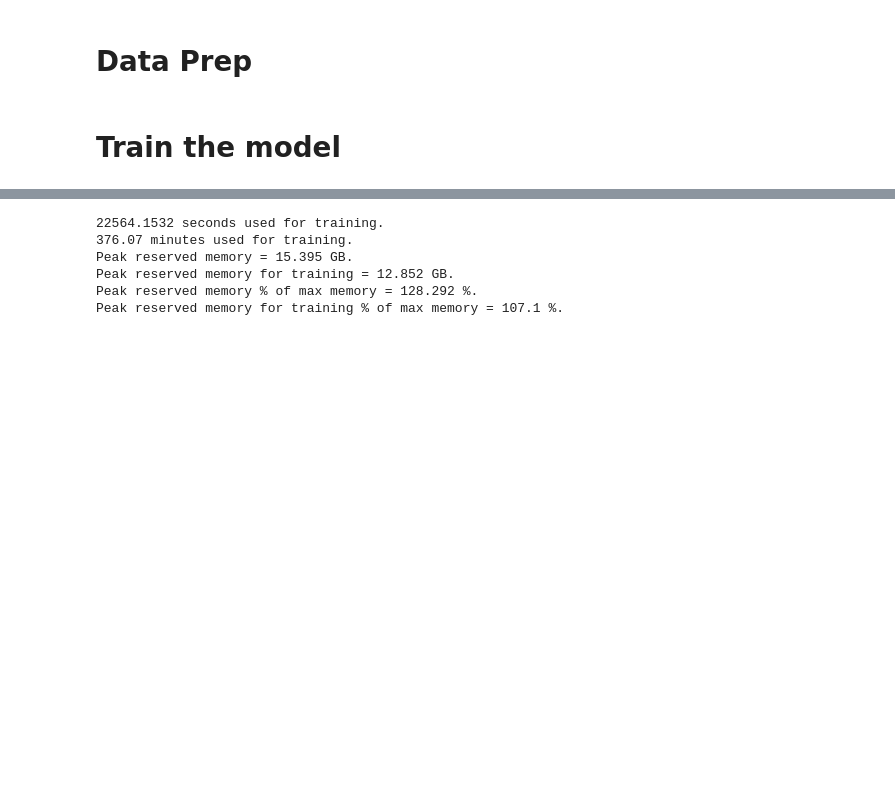
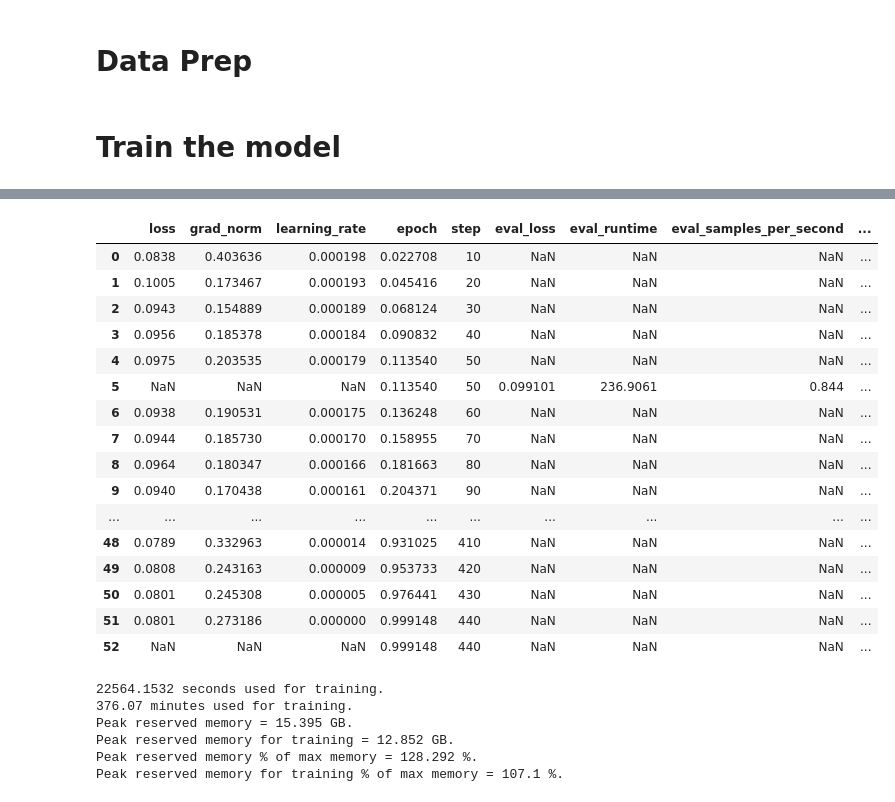
Before and after one commit to SakalYin/Robot_Arm_VLM, a Jupyter notebook: Qwen7B_Training.ipynb, the cells around one changed output, grey strips where cells are left out. Drawn from its saved outputs; the diff is of its cells as text; code cells hidden in the pictures; blank space fills up the shorter version.

```diff
--- a/Qwen_Training.ipynb
+++ b/Qwen7B_Training.ipynb
@@ -5,7 +5,7 @@ from unsloth import FastVisionModel # FastLanguageModel for LLMs
 import torch
 
 model, tokenizer = FastVisionModel.from_pretrained(
-    "unsloth/Qwen2-VL-2B-Instruct-unsloth-bnb-4bit",
+    "Qwen2b-Robot-Arm-Unsloth/7B/V2/P2/checkpoint-440",
     load_in_4bit = True, # Use 4bit to reduce memory use. False for 16bit LoRA.
     use_gradient_checkpointing = "unsloth", # True or "unsloth" for long context
     local_files_only = True,
@@ -46,13 +50,13 @@ Unsloth: Making `model.base_model.model.visual` require gradients
 from datasets import load_dataset
 dataset = load_dataset('json', data_files={'train': 'Robot_Arm_Data/train.json', 'test': 'Robot_Arm_Data/test.json'})
 
-# Shuffle
-shuffled_train = dataset['train'].shuffle(seed=42)
-shuffled_test = dataset['test'].shuffle(seed=42)
+# # Shuffle
+# shuffled_train = dataset['train'].shuffle(seed=42)
+# shuffled_test = dataset['test'].shuffle(seed=42)
 
-# Replace the dataset with shuffled versions if needed
-dataset['train'] = shuffled_train
-dataset['test'] = shuffled_test
+# # Replace the dataset with shuffled versions if needed
+# dataset['train'] = shuffled_train
+# dataset['test'] = shuffled_test
 # %%
 from PIL import Image
 
@@ -95,26 +98,27 @@ trainer = SFTTrainer(
     tokenizer = tokenizer,
     data_collator = UnslothVisionDataCollator(model, tokenizer), # Must use!
     train_dataset = converted_dataset_train,
-    eval_dataset = converted_dataset_test[:50],  # Add evaluation dataset here
+    eval_dataset = converted_dataset_test[:200],  # Add evaluation dataset here
     args = SFTConfig(
-        per_device_train_batch_size = 2,
-        gradient_accumulation_steps = 4,
+        per_device_train_batch_size = 1,
+        per_device_eval_batch_size = 1,
+        gradient_accumulation_steps = 8,
         warmup_steps = 5,
         # max_steps = 30,
-        num_train_epochs = 3, # Set this instead of max_steps for full training runs
+        num_train_epochs = 1, # Set this instead of max_steps for full training runs
         learning_rate = 2e-4,
         fp16 = not is_bf16_supported(),
         bf16 = is_bf16_supported(),
-        logging_steps = 5,
+        logging_steps = 10,
         eval_strategy = "steps",  # Enables evaluation
         eval_steps = 50,  # Set how often to evaluate (adjust as needed)
-        save_steps = 50,
+        save_steps = 100,
         optim = "adamw_8bit",
         weight_decay = 0.01,
         lr_scheduler_type = "linear",
         seed = 3407,
-        output_dir = "Qwen2b-Robot-Arm-Unsloth",
-        report_to = "wandb",     # For Weights and Biases
+        output_dir = "Qwen2b-Robot-Arm-Unsloth/7B/V2/P3",
+        report_to = "none",     # For Weights and Biases
 
         # You MUST put the below items for vision finetuning:
         remove_unused_columns = False,
@@ -144,2 +147,0 @@ GPU = NVIDIA GeForce RTX 3060. Max memory = 12.0 GB.
-# %%
-trainer_stats = trainer.train()
@@ -172,3 +172,27 @@ Read more on gradient accumulation issues here: https://unsloth.ai/blog/gradient
+# %%
+import pandas as pd
+
+log = pd.DataFrame(trainer.state.log_history)
+log.to_csv("Qwen2b-Robot-Arm-Unsloth/7B/V2/log3.csv", index=False)
+log
+# %% [output]
+|  | loss | grad_norm | learning_rate | epoch | step | eval_loss | eval_runtime | eval_samples_per_second | ... |
+| 0 | 0.0838 | 0.403636 | 0.000198 | 0.022708 | 10 | NaN | NaN | NaN | ... |
+| 1 | 0.1005 | 0.173467 | 0.000193 | 0.045416 | 20 | NaN | NaN | NaN | ... |
+| 2 | 0.0943 | 0.154889 | 0.000189 | 0.068124 | 30 | NaN | NaN | NaN | ... |
+| 3 | 0.0956 | 0.185378 | 0.000184 | 0.090832 | 40 | NaN | NaN | NaN | ... |
+| 4 | 0.0975 | 0.203535 | 0.000179 | 0.113540 | 50 | NaN | NaN | NaN | ... |
+| 5 | NaN | NaN | NaN | 0.113540 | 50 | 0.099101 | 236.9061 | 0.844 | ... |
+| 6 | 0.0938 | 0.190531 | 0.000175 | 0.136248 | 60 | NaN | NaN | NaN | ... |
+| 7 | 0.0944 | 0.185730 | 0.000170 | 0.158955 | 70 | NaN | NaN | NaN | ... |
+| 8 | 0.0964 | 0.180347 | 0.000166 | 0.181663 | 80 | NaN | NaN | NaN | ... |
+| 9 | 0.0940 | 0.170438 | 0.000161 | 0.204371 | 90 | NaN | NaN | NaN | ... |
+| ... | ... | ... | ... | ... | ... | ... | ... | ... | ... |
+| 48 | 0.0789 | 0.332963 | 0.000014 | 0.931025 | 410 | NaN | NaN | NaN | ... |
+| 49 | 0.0808 | 0.243163 | 0.000009 | 0.953733 | 420 | NaN | NaN | NaN | ... |
+| 50 | 0.0801 | 0.245308 | 0.000005 | 0.976441 | 430 | NaN | NaN | NaN | ... |
+| 51 | 0.0801 | 0.273186 | 0.000000 | 0.999148 | 440 | NaN | NaN | NaN | ... |
+| 52 | NaN | NaN | NaN | 0.999148 | 440 | NaN | NaN | NaN | ... |
 # %%
 # Show final memory and time stats
 used_memory = round(torch.cuda.max_memory_reserved() / 1024 / 1024 / 1024, 3)
```
Also changed, not shown: parts of 8 cells of this notebook, 11 other files.
